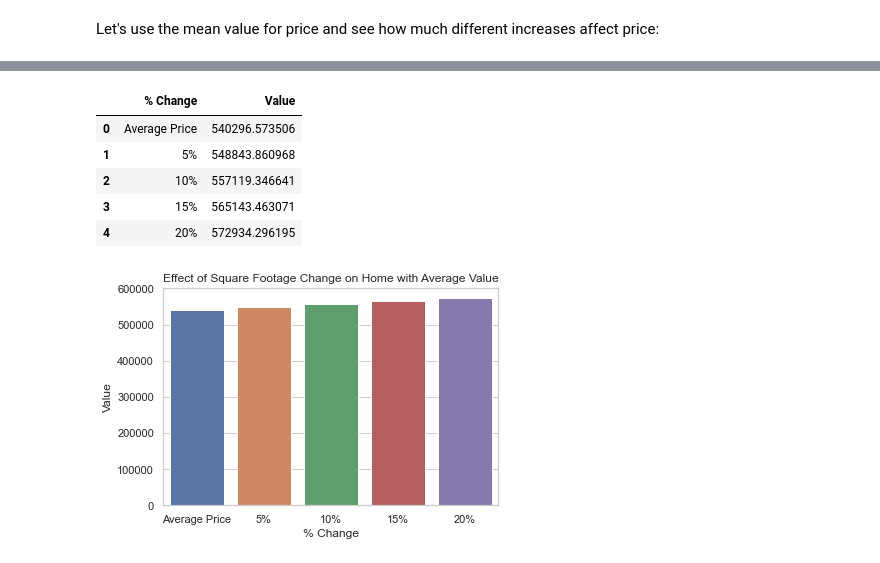
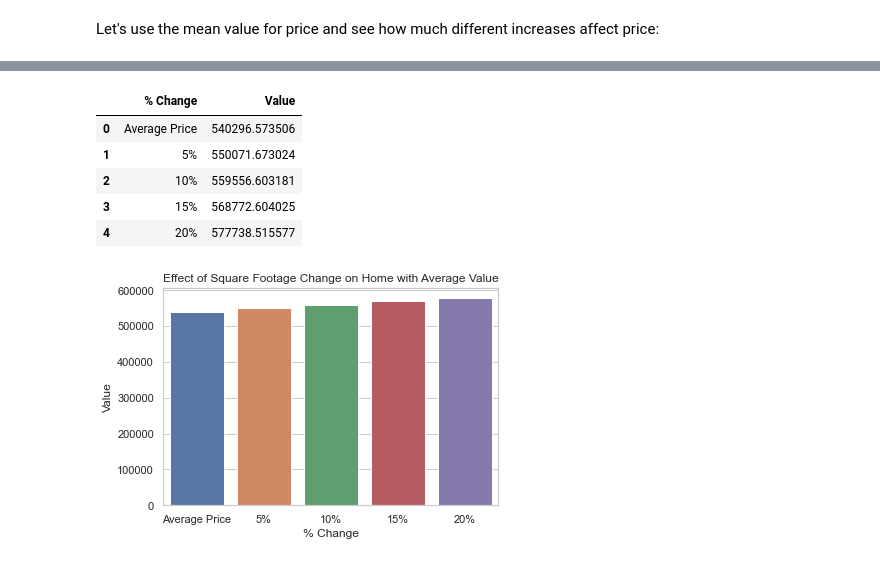
Before and after one commit to icapeli/King-County-Real-Estate-Project, a Jupyter notebook: phase_2_project_code.ipynb, the cells around one changed output, grey strips where cells are left out. Saved outputs shown, nothing was run; the diff lists cells and outputs as text; code cells hidden in the pictures.

```diff
--- a/phase_2_project_code.ipynb
+++ b/phase_2_project_code.ipynb
@@ -1147,21 +978,21 @@ df['price'].mean()
 # %%
 from operator import itemgetter, attrgetter
 Improvement_Percentage={'Average Price':(1*df['price'].mean()),
-                        '5%':((1.05**.3217)*df['price'].mean()),
-                        '10%': ((1.1**.3217)*df['price'].mean()),
-                        '15%':((1.15**.3217)*df['price'].mean()),
-                        '20%': ((1.2**.3217)*df['price'].mean())  }
+                        '5%':((1.05**.3675)*df['price'].mean()),
+                        '10%': ((1.1**.3675)*df['price'].mean()),
+                        '15%':((1.15**.3675)*df['price'].mean()),
+                        '20%': ((1.2**.3675)*df['price'].mean())  }
 Nums=sorted(Improvement_Percentage.items(), key=itemgetter(1))
 Improvement_Numbers= pd.DataFrame(Nums)
 Improvement_Numbers.rename( columns={0 :'% Change', 1:'Value'}, inplace=True )
 Improvement_Numbers
 # %% [output]
 |  | % Change | Value |
 | 0 | Average Price | 540296.573506 |
-| 1 | 5% | 548843.860968 |
-| 2 | 10% | 557119.346641 |
-| 3 | 15% | 565143.463071 |
-| 4 | 20% | 572934.296195 |
+| 1 | 5% | 550071.673024 |
+| 2 | 10% | 559556.603181 |
+| 3 | 15% | 568772.604025 |
+| 4 | 20% | 577738.515577 |
 # %%
 
 sns.set_theme(style="whitegrid")
```
Also changed, not shown: parts of 38 cells of this notebook.
